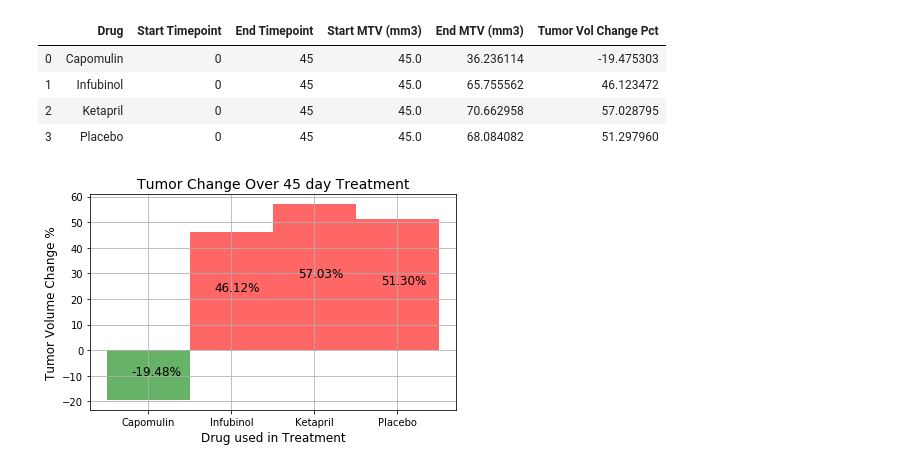
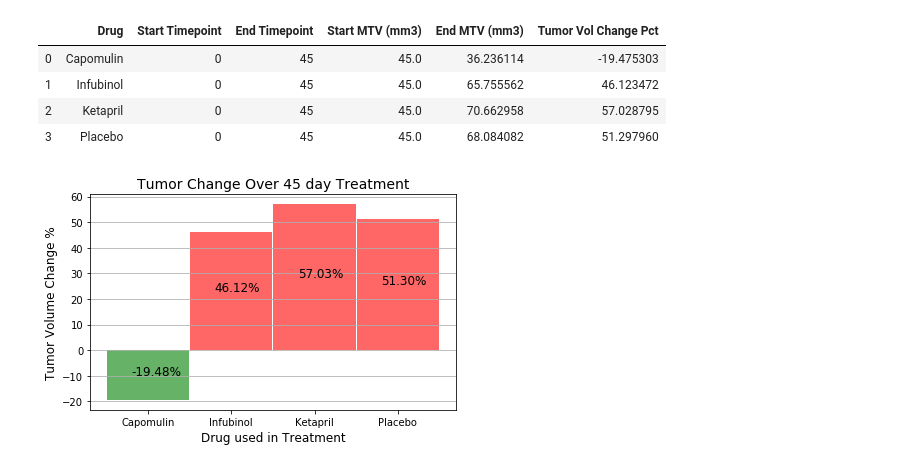
Before and after one commit to gkumar24/DataViz-HW05-Matplotlib, a Jupyter notebook: Pymaceuticals/pymaceuticals.ipynb, the cells around one changed output. Saved outputs shown, nothing was run; the diff lists cells and outputs as text; code cells hidden in the pictures.

```diff
--- a/Pymaceuticals/pymaceuticals.ipynb
+++ b/Pymaceuticals/pymaceuticals.ipynb
@@ -570,36 +573,35 @@ df_Change_Dg
 # %%
 # Store all Relevant Percent Changes into a Tuple
 tup_drug = tuple(df_Change_Dg["Drug"])
 tup_VolChngPct = tuple(y for y in df_Change_Dg["Tumor Vol Change Pct"])
 # Tuple to color of each treatment,
 # red - to show drug reduce tumor growth,
 # green - drug does not have impact or elevate tumor growth
 tup_color = [("red" if y > 0 else "green") for y in df_Change_Dg["Tumor Vol Change Pct"]]
 
 fig, ax = plt.subplots()
 # Splice the data between passing and failing drugs
-ax.bar(tup_drug, tup_VolChngPct, alpha=0.6, align="center", color=tup_color, width=1)
+ax.bar(tup_drug, tup_VolChngPct, alpha=0.6, align="center", color=tup_color, width=0.99)
 
 # Orient widths. Add labels, tick marks, etc.
-ax.grid(b=True)
+ax.grid(b=True, axis="y")
 ax.set_title('Tumor Change Over 45 day Treatment', fontsize=14)
 ax.set_xlabel('Drug used in Treatment', fontsize=12)
 ax.set_ylabel('Tumor Volume Change %', fontsize=12)
 
 # Use functions to label the percentages of changes
 for ind in range(len(tup_drug)):
     ax.text(x = ind-0.2 , y = tup_VolChngPct[ind]*0.5, s = "{:.2%}".format((tup_VolChngPct[ind]/100)), size = 12)
 
 # Fit Layout
 fig.tight_layout()
 
 # Save the Figure
 fig.savefig("Images/Summary_Tumor_Change_Pct.png")
 
 # Show the Figure
-fig.tight_layout()
 fig.show()
 # %% [output]
-[figure, old version]
+[figure, new version]
 # %% [markdown]
 ![Metastatic Spread During Treatment](../Images/change.png)
```
Also changed, not shown: parts of 4 cells of this notebook, 5 other files.
